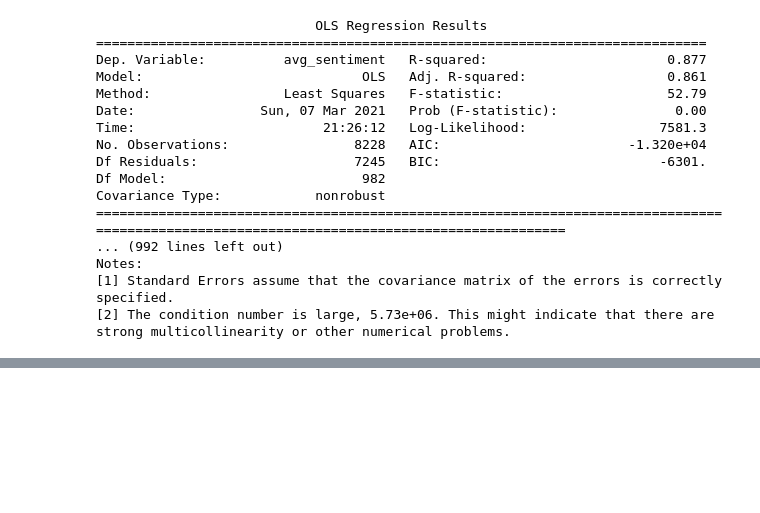
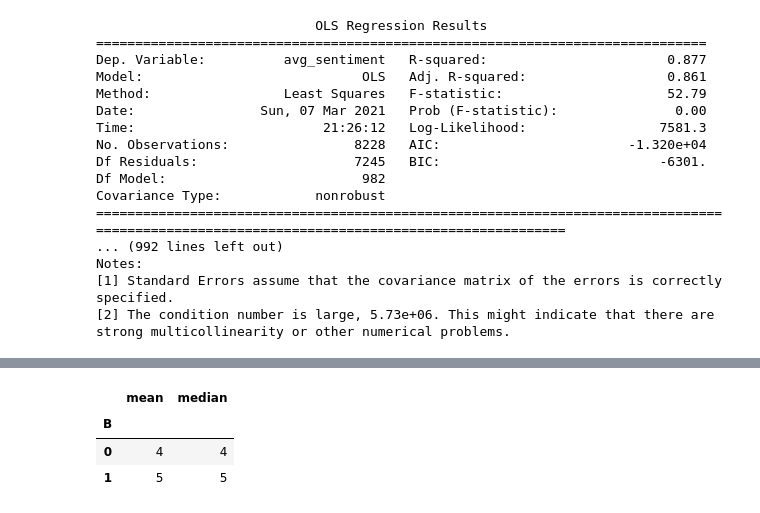
Before and after one commit to DSC180b-group5/final-pipeline, a Jupyter notebook: src/Fixed Effects Notebook.ipynb, the cells around one changed output, grey strips where cells are left out. Drawn from its saved outputs; the diff is of its cells as text; code cells hidden in the pictures; blank space fills up the shorter version.

```diff
--- a/src/Fixed Effects Notebook.ipynb
+++ b/src/Fixed Effects Notebook.ipynb
@@ -143,0 +170,7 @@ ax.set_ylim([-0.1, 1.1])
+# %%
+test.groupby("B")["A"].agg(["mean", "median"])
+# %% [output]
+|  | mean | median |
+| B |  |  |
+| 0 | 4 | 4 |
+| 1 | 5 | 5 |
```
Also changed, not shown: parts of 5 cells of this notebook, 3 other files.
